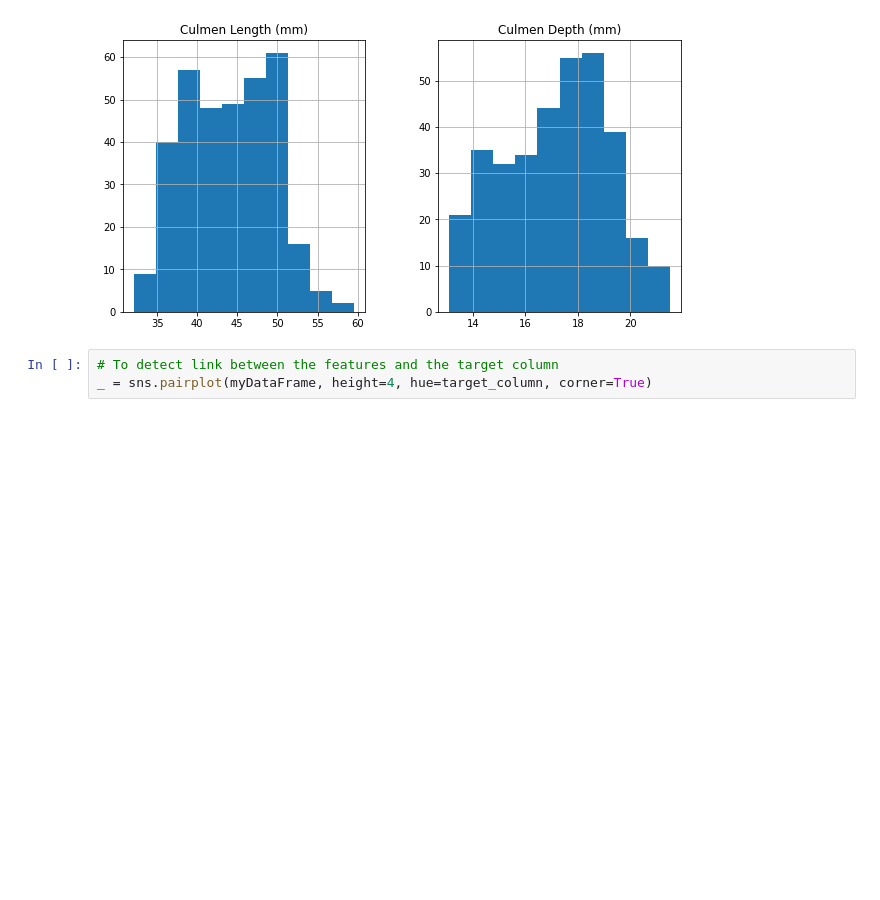
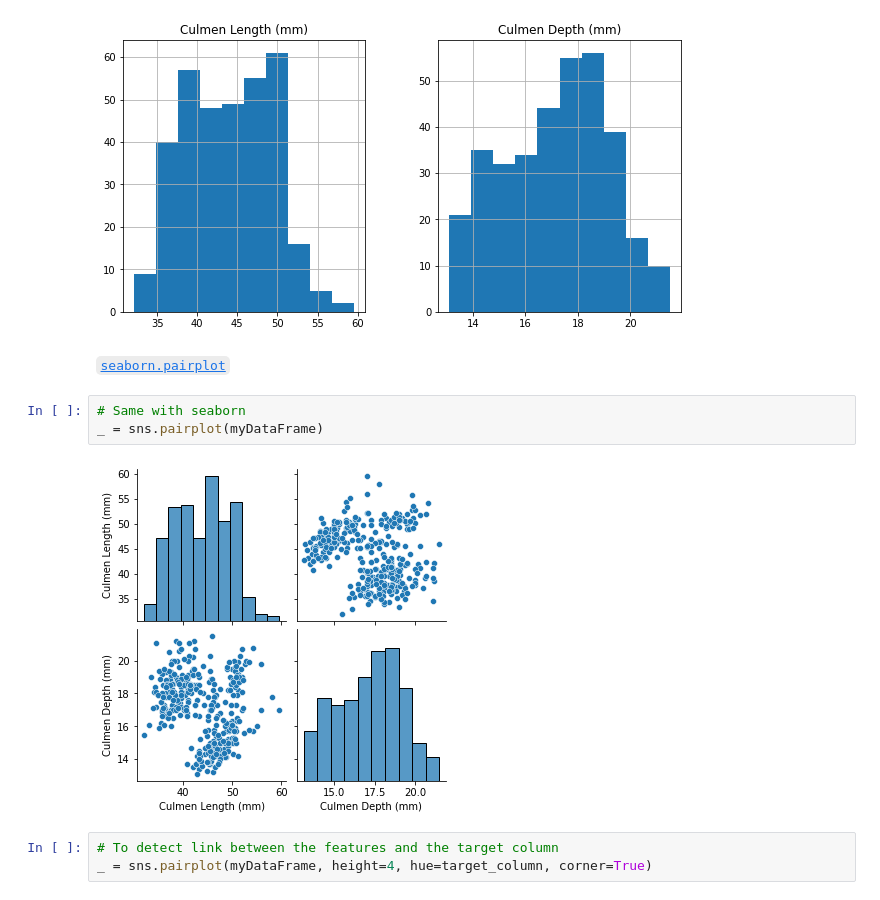
Before and after one commit to CecileGallioz/blog, a Jupyter notebook: _notebooks/2021-05-20-DataAnalyse.ipynb, the cells around one changed output. Drawn from its saved outputs; the diff is of its cells as text; blank space fills up the shorter version.

```diff
--- a/_notebooks/2021-05-20-DataAnalyse.ipynb
+++ b/_notebooks/2021-05-20-DataAnalyse.ipynb
@@ -47,6 +88,13 @@ myDataFrame = myDataFrame[all_columns]
 _ = myDataFrame.hist(figsize=(10, 5))
 # %% [output]
 [figure]
+# %% [markdown]
+[`seaborn.pairplot`](https://seaborn.pydata.org/generated/seaborn.pairplot.html)
+# %%
+# Same with seaborn
+_ = sns.pairplot(myDataFrame)
+# %% [output]
+[figure, added]
 # %%
 # To detect link between the features and the target column
 _ = sns.pairplot(myDataFrame, height=4, hue=target_column, corner=True)
```
Also changed, not shown: parts of 5 cells of this notebook.
